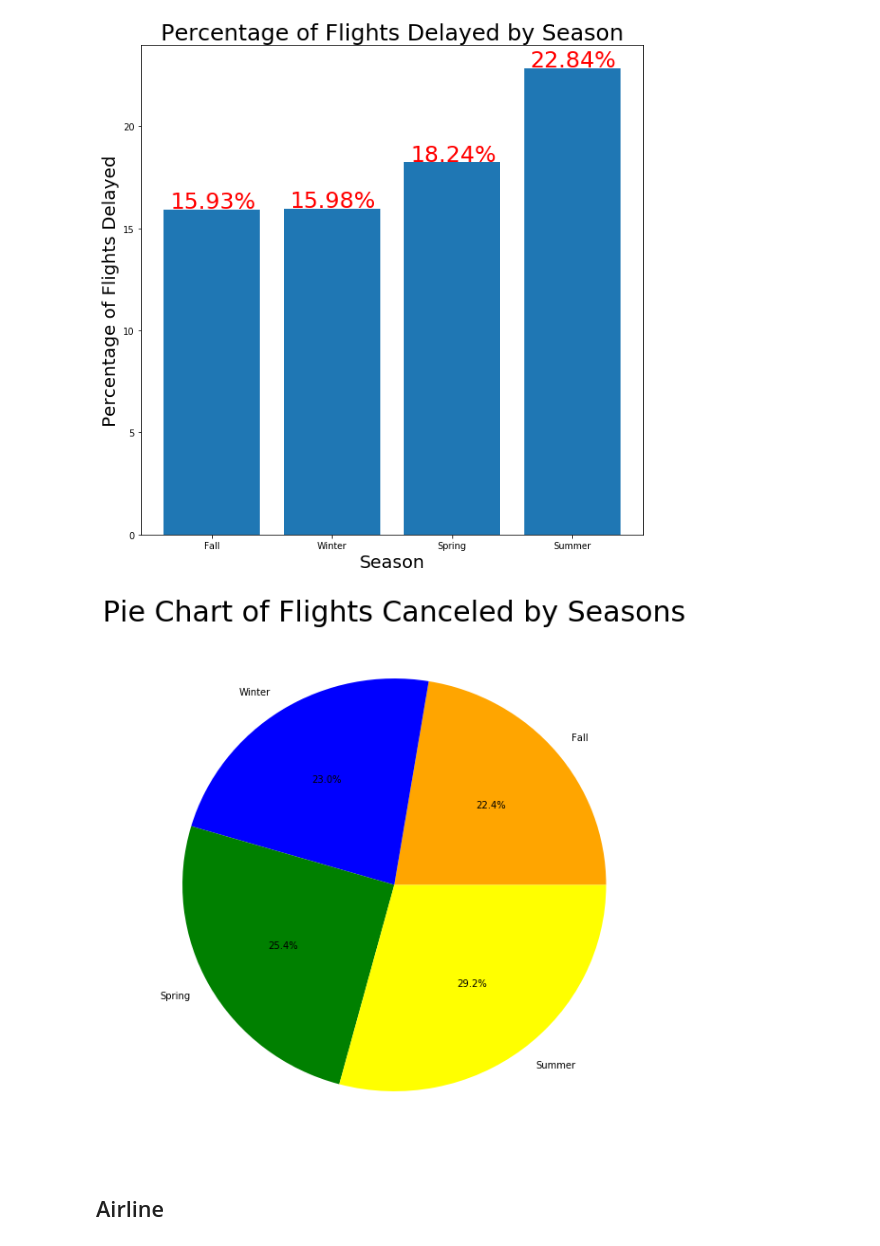
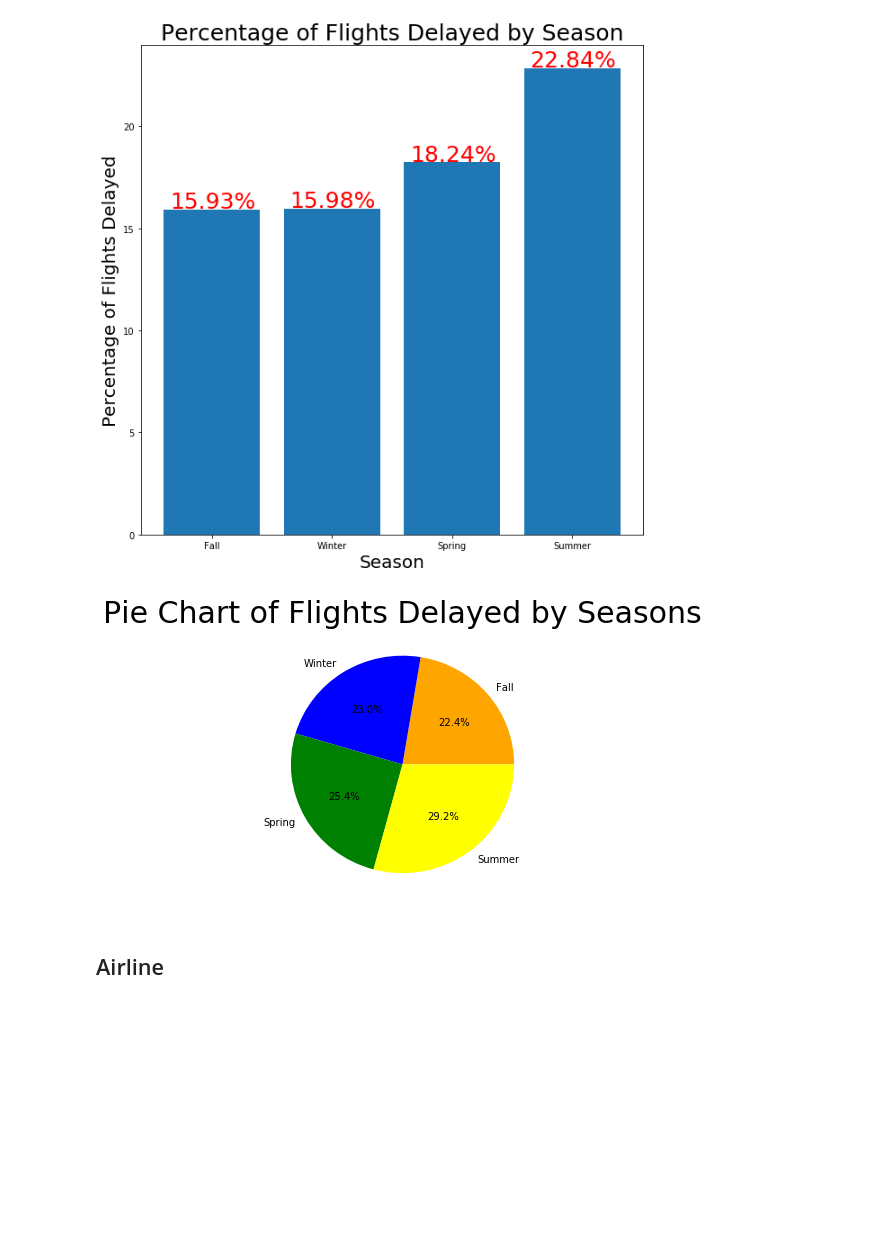
Before and after one commit to Arimorris/delays, a Jupyter notebook: visuals .ipynb, the cells around one changed output. Saved outputs shown, nothing was run; the diff lists cells and outputs as text; code cells hidden in the pictures; blank space fills up the shorter version.

```diff
--- a/visuals .ipynb
+++ b/visuals .ipynb
@@ -132,12 +132,12 @@ plt.show()
 [figure]
 # %%
 c = ['orange', 'blue', 'green','yellow']
-plt.figure(figsize=(10,10))
+plt.figure(figsize=(5,5))
 plt.pie(amt, labels=season, colors= c, autopct='%1.1f%%')
-plt.title("Pie Chart of Flights Canceled by Seasons", fontsize =30)
+plt.title("Pie Chart of Flights Delayed by Seasons", fontsize =30)
 plt.show()
 # %% [output]
-[figure, old version]
+[figure, new version]
 # %% [markdown]
 ## Airline
 # %% [markdown]
```
Also changed, not shown: parts of 9 cells of this notebook.
